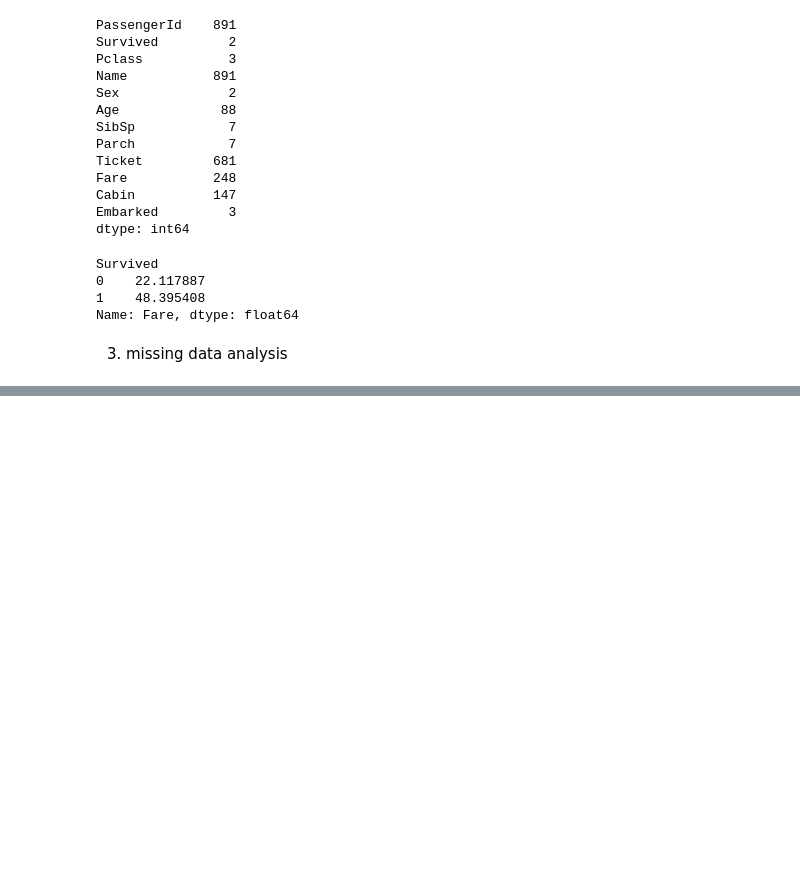
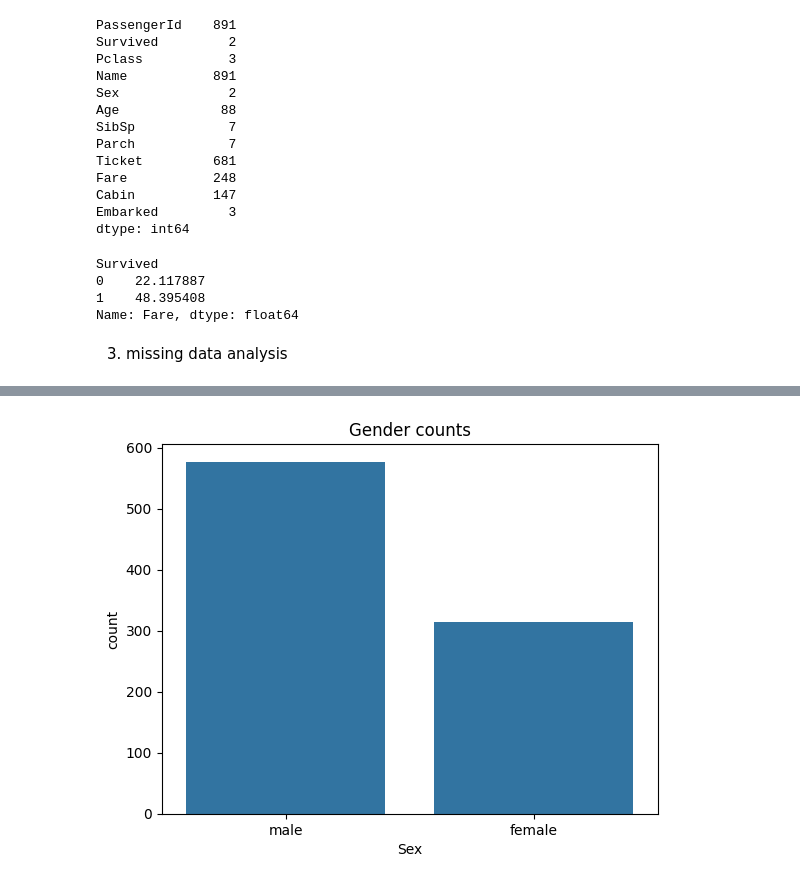
Before and after one commit to MarsX-2002/ml-dl-homeworks, a Jupyter notebook: ml/lesson-1/homework/lesson-1.ipynb, the cells around one changed output, grey strips where cells are left out. Drawn from its saved outputs; the diff is of its cells as text; code cells hidden in the pictures; blank space fills up the shorter version.

```diff
--- a/ml/lesson-1/homework/lesson-1.ipynb
+++ b/ml/lesson-1/homework/lesson-1.ipynb
@@ -105,0 +138,7 @@ Name: Fare, dtype: float64
+# %%
+# gender counts
+sns.countplot(data=df, x='Sex')
+plt.title('Gender counts')
+plt.show()
+# %% [output]
+[figure, added]
```
Also changed, not shown: parts of 33 cells of this notebook.
